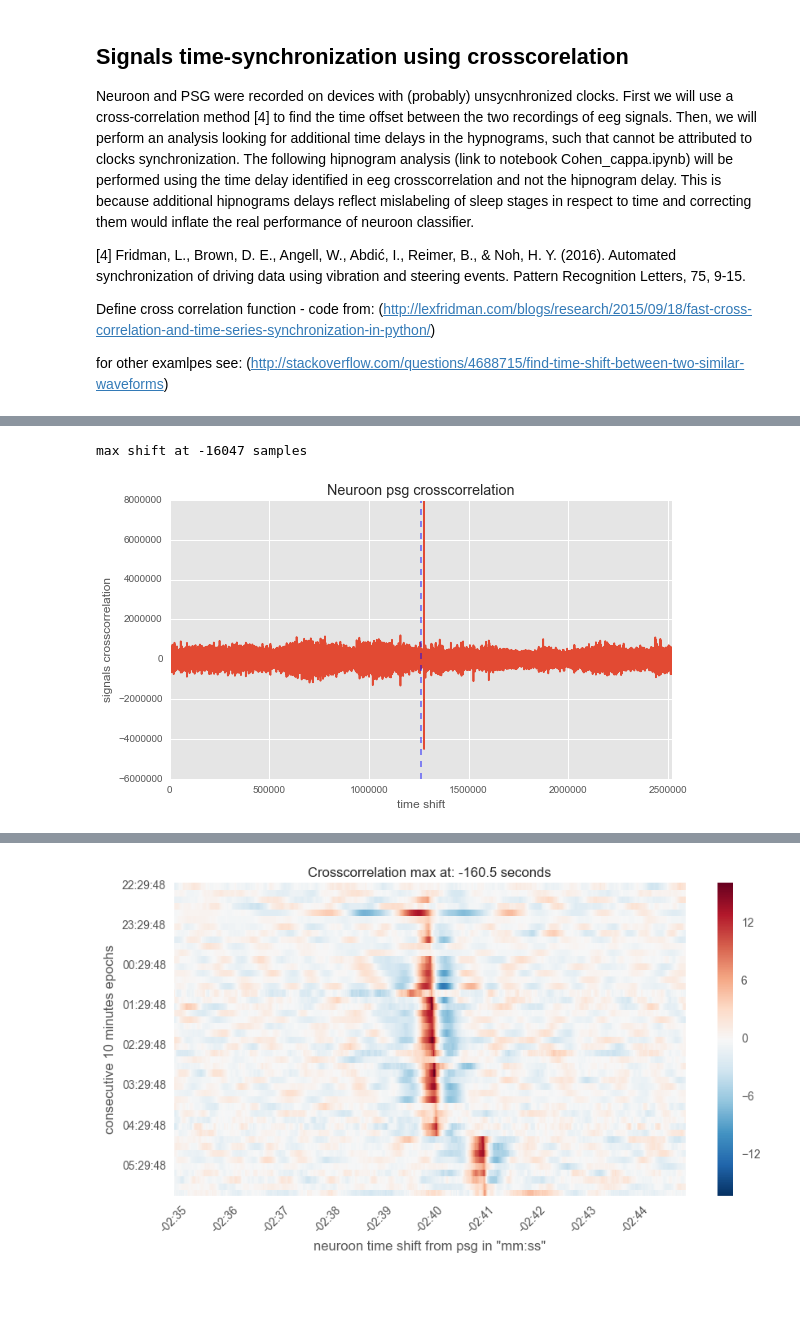
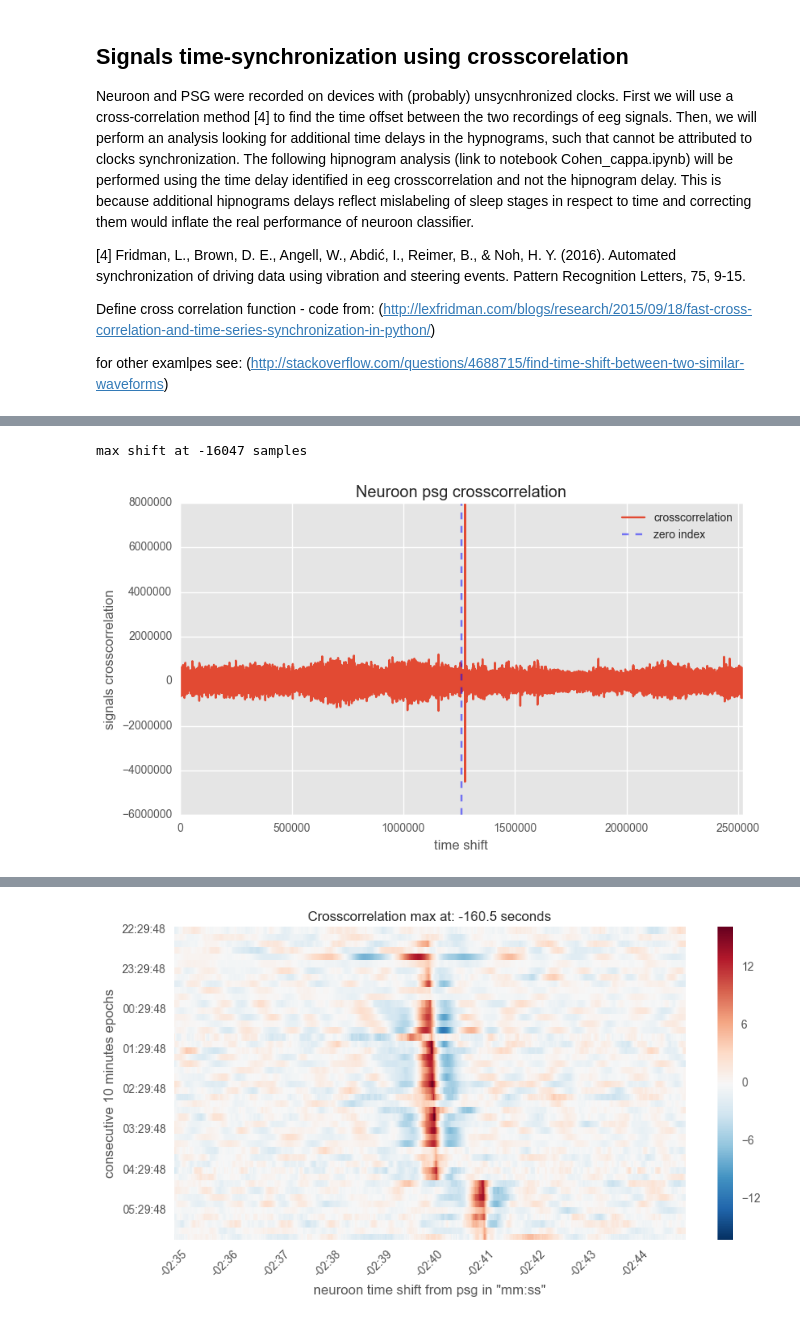
Before and after one commit to ryscet/sleep_project, a Jupyter notebook: Time_synchronization.ipynb, the cells around one changed output, grey strips where cells are left out. Saved outputs shown, nothing was run; the diff lists cells and outputs as text; code cells hidden in the pictures; blank space fills up the shorter version.

```diff
--- a/Time_synchronization.ipynb
+++ b/Time_synchronization.ipynb
@@ -76,34 +75,49 @@ def compute_shift(x, y):
 # First crosscorrelate the whole signal to get the indication of where the shift might be.
 # Then, using this information divide the signal into n epochs that can inlude identified shift,
 # and test again to see if the same offset will be found in all epochs.
-psg_signal =  load_psg('F3-A2', night =1)
-neuroon_signal =  load_neuroon(night = 1)
 
-# Resample the signal  to 100hz to have arrays of the same length
-psg_10 = psg_signal.resample('10ms').mean()
-neuroon_10 = neuroon_signal.resample('10ms').mean()
+def main_crosscorrelation(night):
+    psg_signal =  load_psg('F3-A2', night = night)
+    neuroon_signal =  load_neuroon(night = night)
 
-# Select a time window excluding the first hour where a lot of artifacts occured
-neuroon_cut = neuroon_10.between_time('23:00','06:00')
-psg_cut = psg_10.between_time('23:00','06:00')
+    # Resample the signal  to 100hz to have arrays of the same length
+    psg_10 = psg_signal.resample('10ms').mean()
+    neuroon_10 = neuroon_signal.resample('10ms').mean()
 
-# Compute the shoft for the cross correlation of the whole signal
-shift, crosscorr = compute_shift(neuroon_cut, psg_cut)
+    # Select a time window excluding the first hour where a lot of artifacts occured
+    neuroon_cut = neuroon_10.between_time('23:00','06:00')
+    psg_cut = psg_10.between_time('23:00','06:00')
 
-# Plot it
-fig, axes = plt.subplots()
-axes.plot(crosscorr)
-axes.set_xlim(0, len(crosscorr))
+    # Compute the shoft for the cross correlation of the whole signal
+    shift, crosscorr = compute_shift(neuroon_cut, psg_cut)
 
-# Zero index indicates the correlation value where the signals are perfectly aligned
-zero_index = int(len(crosscorr) / 2) - 1
-axes.axvline(zero_index, color = 'blue', linestyle = '--', alpha = 0.5, label = 'zero index')
+    # Plot it
+    fig, axes = plt.subplots()
+    axes.plot(crosscorr, label = 'crosscorrelation')
+    axes.set_xlim(0, len(crosscorr))
 
-axes.set_title('Neuroon psg crosscorrelation')
-axes.set_xlabel('time shift')
-axes.set_ylabel('signals crosscorrelation')
+    # Zero index indicates the correlation value where the signals are perfectly aligned
+    zero_index = int(len(crosscorr) / 2) - 1
+    axes.axvline(zero_index, color = 'blue', linestyle = '--', alpha = 0.5, label = 'zero index')
 
-print('max shift at %i samples'%shift)
+    axes.set_title('Neuroon psg crosscorrelation')
+    axes.set_xlabel('time shift')
+    axes.set_ylabel('signals crosscorrelation')
+
+    axes.legend()
+
+    print('max shift at %i samples'%shift)
-# %% [output]
-max shift at -16047 samples
-[figure, removed]
+# %%
+# Look for crosscorrelation of the psg and neuroon signals in night 1
+main_crosscorrelation(1)
+
+# 0 samples shift coefficient is stored at the middle column -1.
+# shift < 0, or to the right of zero index, means that psg starts 'shift' time steps before neuroon
+# shift > 0, or to the left of zero index means that psg starts 'shift' time steps after neuroon
+
+#how max shift is calculated (from the function compute_shift():
+    zero_index = int(len(signal) / 2) - 1
+    shift = zero_index - np.argmax(c)
+# %% [output]
+max shift at -16047 samples
+[figure, added]
```
Also changed, not shown: parts of 11 cells of this notebook, 3 other files.
